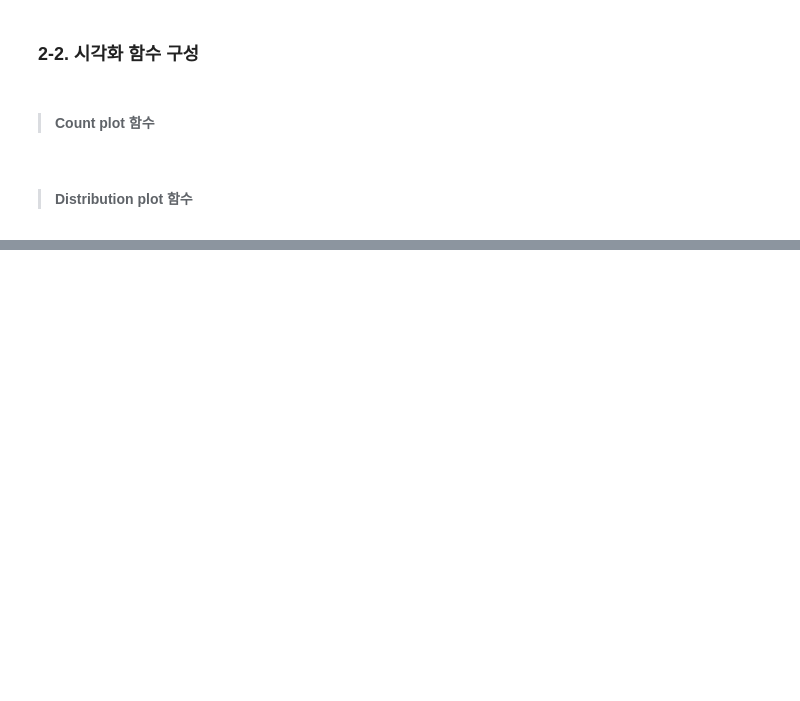
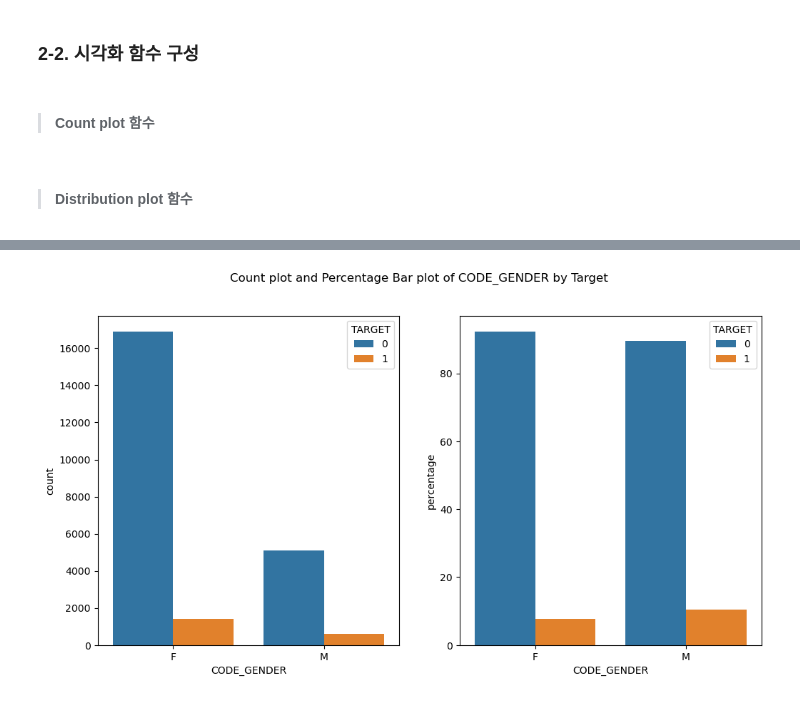
Before and after one commit to yellowlemontea/JB_DS2, a Jupyter notebook: notebook_csl.ipynb, the cells around one changed output, grey strips where cells are left out. Drawn from its saved outputs; the diff is of its cells as text; code cells hidden in the pictures; blank space fills up the shorter version.

```diff
--- a/notebook_csl.ipynb
+++ b/notebook_csl.ipynb
@@ -470,0 +517,4 @@ plot_stats(df_adj_mv_fill,'NAME_CONTRACT_TYPE')
+# %%
+plot_stats(df_adj_mv_fill,'CODE_GENDER')
+# %% [output]
+[figure, added]
```
Also changed, not shown: parts of 19 cells of this notebook.
